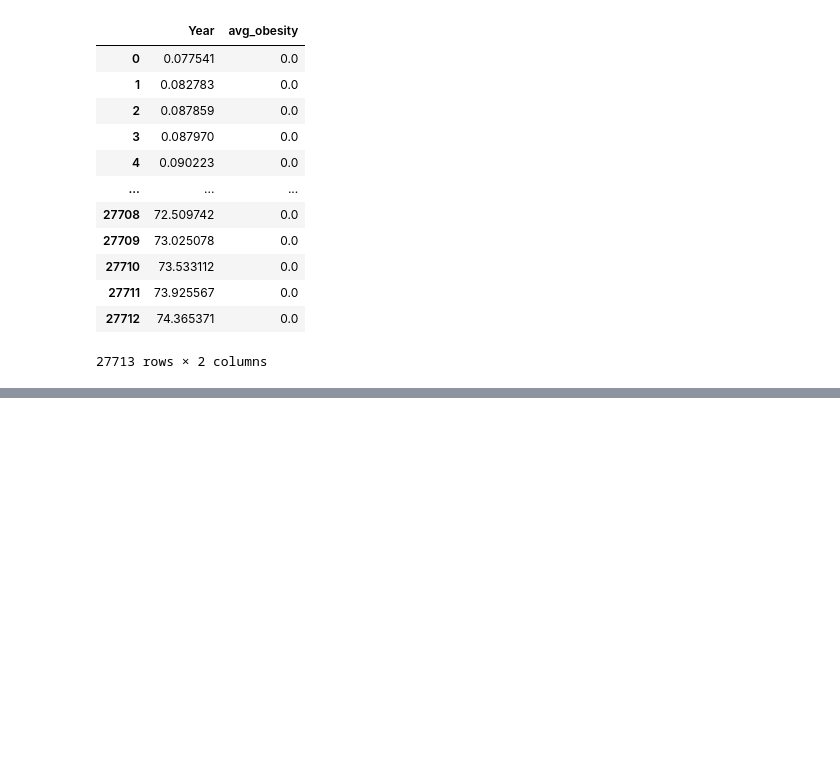
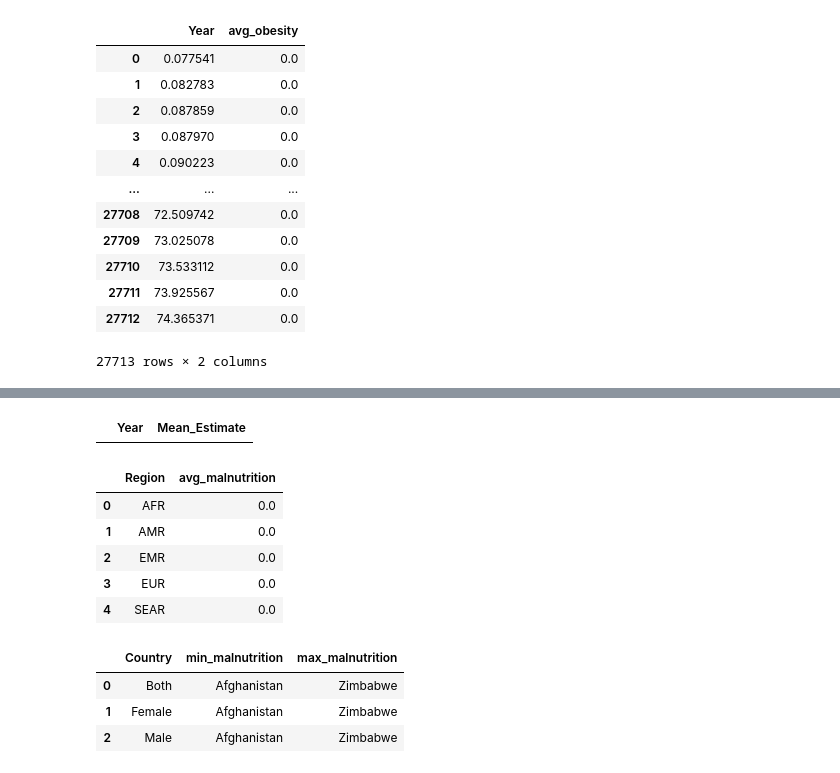
Before and after one commit to ArunK-ML/Project---Nutrition-Paradox-A-Global-View-on-Obesity-and-Malnutrition, a Jupyter notebook: Nutrition_Paradox_Near_Final.ipynb, the cells around one changed output, grey strips where cells are left out. Drawn from its saved outputs; the diff is of its cells as text; code cells hidden in the pictures; blank space fills up the shorter version.

```diff
--- a/Nutrition_Paradox_Near_Final.ipynb
+++ b/Nutrition_Paradox_Near_Final.ipynb
@@ -1069,0 +1160,45 @@ show_query(query11)
+# %%
+# 6. Yearly malnutrition change in India, Nigeria, and Brazil
+
+query6 = ("""
+SELECT Year, Mean_Estimate
+FROM malnutrition
+WHERE Country IN ('India', 'Nigeria', 'Brazil')
+ORDER BY Year;
+""")
+show_query(query6)
+# %% [output]
+|  | Year | Mean_Estimate |
+# %%
+# 7. Regions with lowest malnutrition averages
+
+query7 = ("""
+SELECT Region, AVG(Mean_Estimate) AS avg_malnutrition
+FROM malnutrition
+GROUP BY Region
+ORDER BY avg_malnutrition ASC
+LIMIT 5;
+""")
+show_query(query7)
+# %% [output]
+|  | Region | avg_malnutrition |
+| 0 | AFR | 0.0 |
+| 1 | AMR | 0.0 |
+| 2 | EMR | 0.0 |
+| 3 | EUR | 0.0 |
+| 4 | SEAR | 0.0 |
+# %%
+# 8. Countries with increasing malnutrition
+
+query8 = ("""
+SELECT Country, MIN(Mean_Estimate) AS min_malnutrition, MAX(Mean_Estimate) AS max_malnutrition
+FROM malnutrition
+GROUP BY Country
+HAVING min_malnutrition < max_malnutrition;
+""")
+show_query(query8)
+# %% [output]
+|  | Country | min_malnutrition | max_malnutrition |
+| 0 | Both | Afghanistan | Zimbabwe |
+| 1 | Female | Afghanistan | Zimbabwe |
+| 2 | Male | Afghanistan | Zimbabwe |
```
Also changed, not shown: parts of 8 cells of this notebook.
